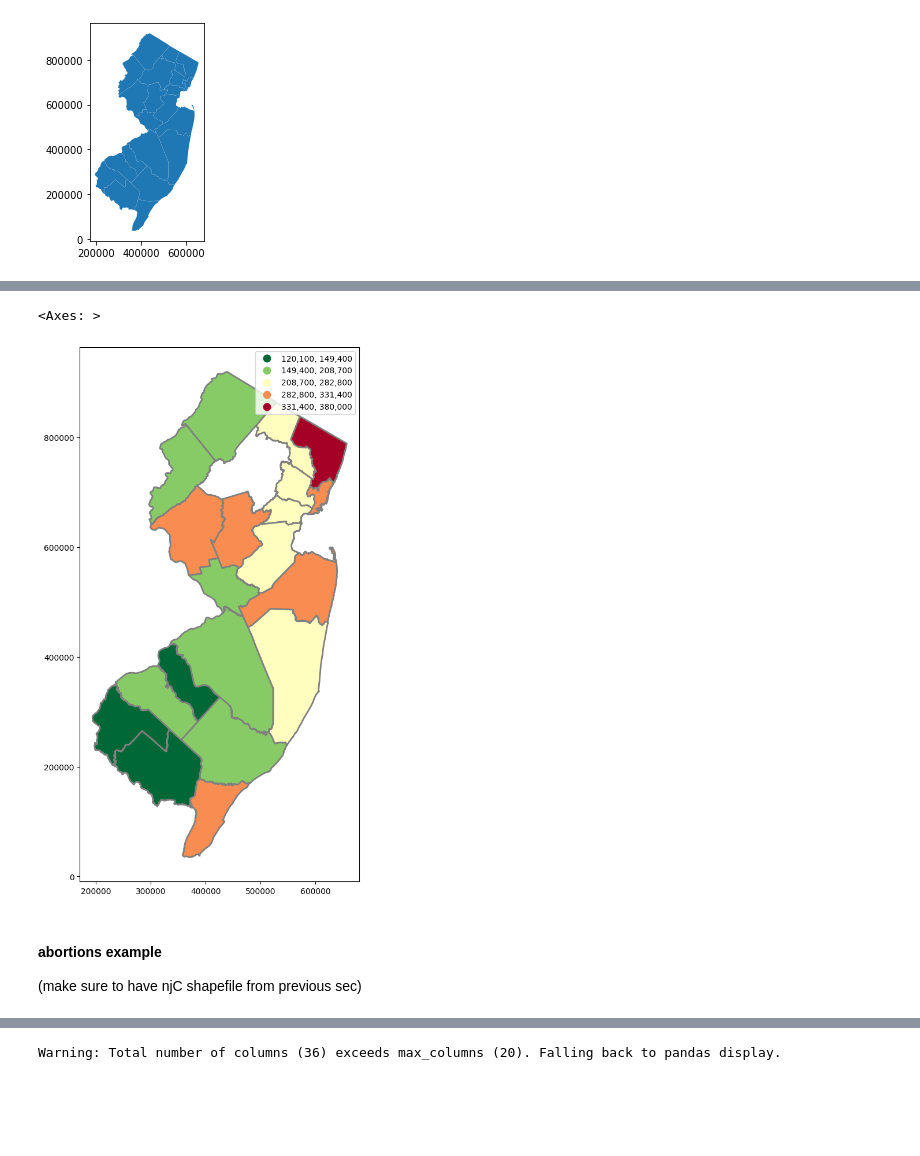
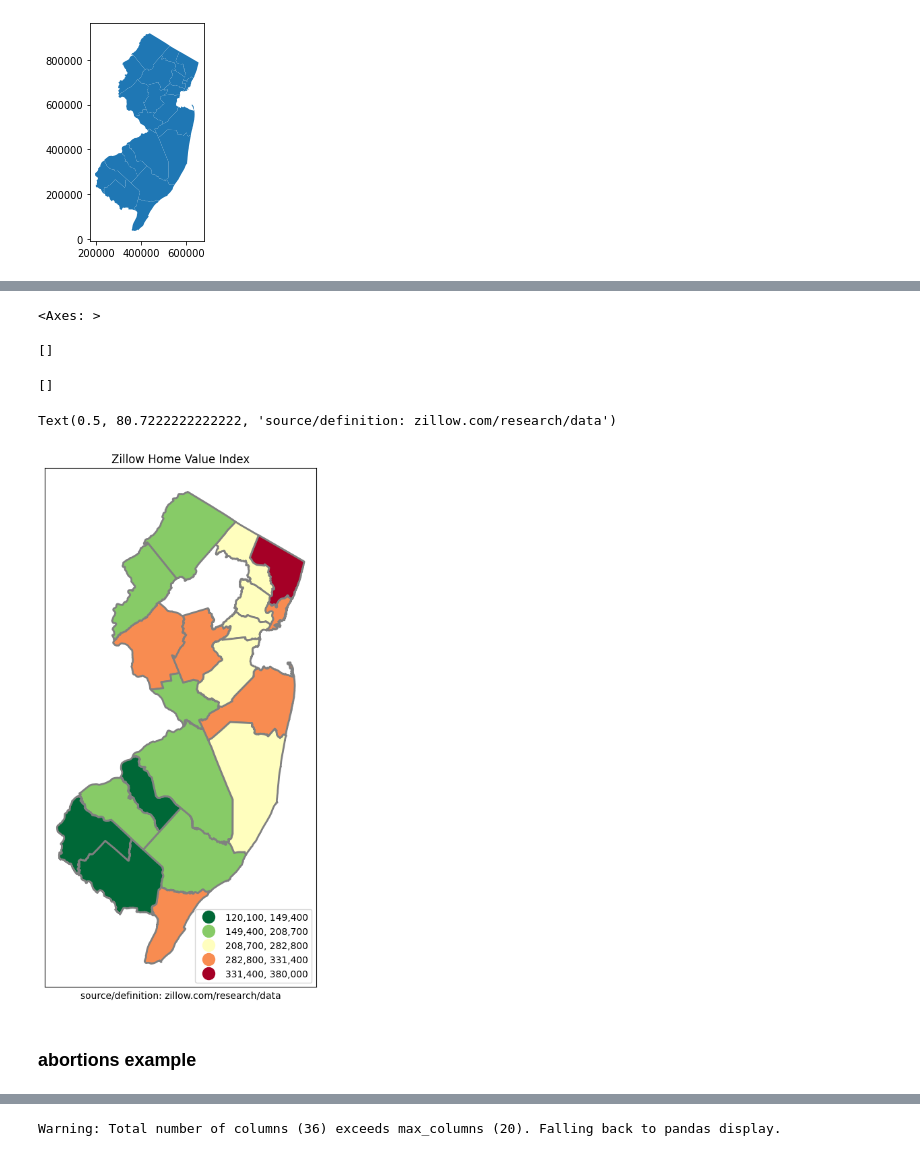
Before and after one commit to HarshGujarathi7/GISTEST, a Jupyter notebook: map.ipynb, the cells around one changed output, grey strips where cells are left out. Cells and saved outputs as stored; diff of their text form; code cells hidden in the pictures; blank space fills up the shorter version.

```diff
--- a/map.ipynb
+++ b/map.ipynb
@@ -176,12 +362,25 @@ njC2 = pd.merge(njC, zil1, on='COUNTY',how='inner',indicator=False)
-# %%
-njC2.plot(figsize=(10,12),column='Dec 2012',legend=True,cmap='RdYlGn_r',
-          scheme='natural_breaks',k=5, edgecolor='grey',linewidth=2,legend_kwds= {"fmt": "{:,.0f}"})
-# %% [output]
-<Axes: >
-[figure, removed]
-# %% [markdown]
-#### abortions example
-(make sure to have njC shapefile from previous sec)
+# %%
+fig, ax = plt.subplots(1, figsize=(6,10))
+njC2.plot(ax=ax,column='dec2012',legend=True,cmap='RdYlGn_r',
+          scheme='natural_breaks',k=5, edgecolor='grey',linewidth=2,
+          legend_kwds= {"fmt": "{:,.0f}",'loc':'lower right','markerscale':1.4})
+#leg1 = ax.get_legend()
+#leg1.set_title('''Population Density
+#2010 (pers/sq mi)''')
+ax.title.set_text("Zillow Home Value Index")
+ax.set_xticks([]) #kills xticks
+ax.set_yticks([]) #kills xticks
+ax.set_xlabel('''source/definition: zillow.com/research/data''')
+#plt.savefig('fig.pdf',bbox_inches='tight') #,pad_inches=0.1, dpi=200, transparent=True #eps, jpeg, jpg, pdf, pgf, png, ps, raw, rgba, svg, svgz, tif, tiff
+#files.download('fig.pdf') #note can also right click fig and save image as
+# %% [output]
+<Axes: >
+[]
+[]
+Text(0.5, 80.7222222222222, 'source/definition: zillow.com/research/data')
+[figure, added]
+# %% [markdown]
+### abortions example
 # %%
 # get data: https://data.guttmacher.org/ has a nice API
 # can click thru to get the table we want, which results in url (can open in webbrowser):
```
Also changed, not shown: parts of 49 cells of this notebook.
